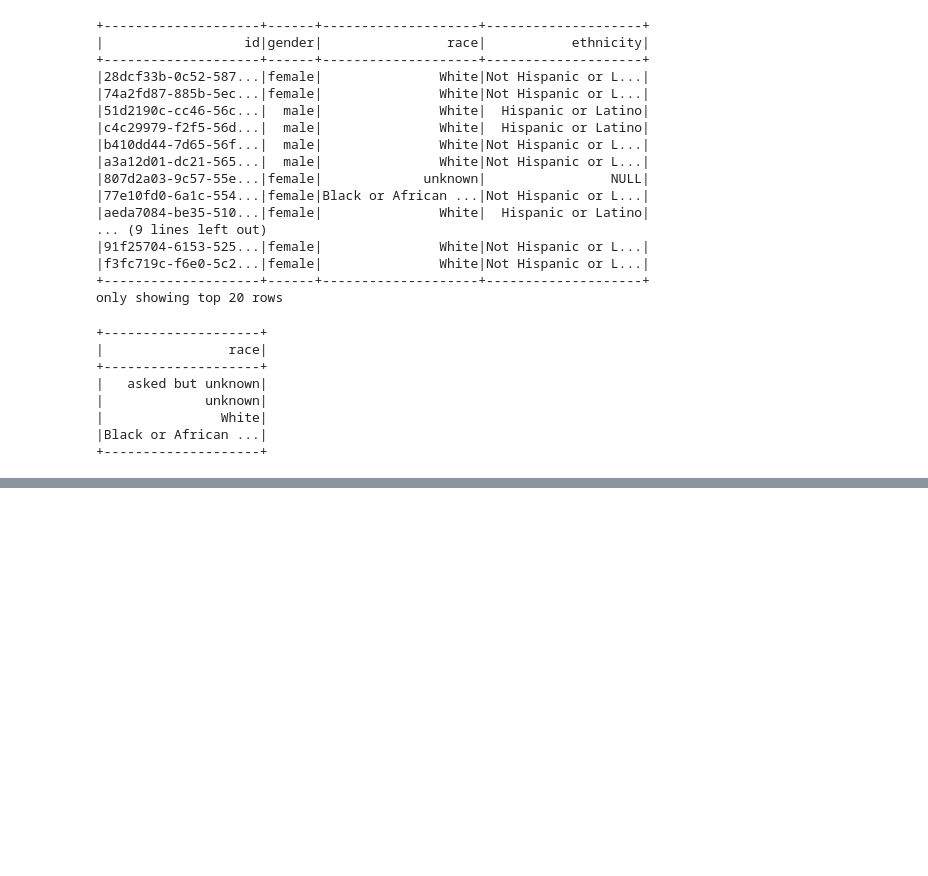
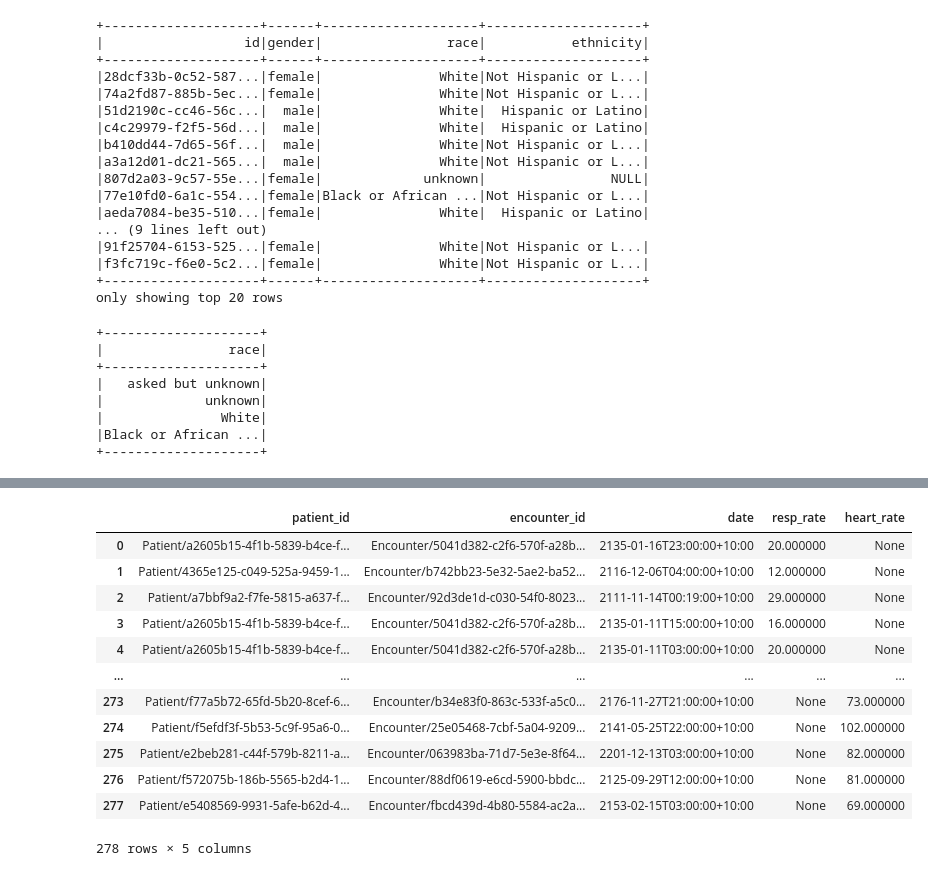
Before and after one commit to aehrc/sql-on-fhir-evaluation, a Jupyter notebook: notebooks/SOFTest.ipynb, the cells around one changed output, grey strips where cells are left out. Cells and saved outputs as stored; diff of their text form; code cells hidden in the pictures; blank space fills up the shorter version.

```diff
--- a/notebooks/SOFTest.ipynb
+++ b/notebooks/SOFTest.ipynb
@@ -128,0 +236,3 @@ ptn_view.select('race').distinct().show()
+# %%
+obs_heart_rate = obs_chartevent_for_code('220045', 'obs_heart_rate')
+obs_heart_rate.show()
@@ -128,0 +257,28 @@ ptn_view.select('race').distinct().show()
+# %%
+#
+# alike mimiciv_derrived.vital_signs
+#
+derr_vital_signs_view = spark.sql("""
+WITH ou AS (
+SELECT patient_id, encounter_id, date, value AS resp_rate, NULL as heart_rate FROM obs_resp_rate
+UNION
+SELECT patient_id, encounter_id, date, NULL AS resp_rate, value as heart_rate FROM obs_heart_rate
+)
+SELECT patient_id, encounter_id, date, FIRST(resp_rate) AS resp_rate, FIRST(heart_rate) AS heart_rate FROM ou
+GROUP BY patient_id, encounter_id, date
+""")
+derr_vital_signs_view.sample(0.02).toPandas()
+# %% [output]
+|  | patient_id | encounter_id | date | resp_rate | heart_rate |
+| 0 | Patient/a2605b15-4f1b-5839-b4ce-f... | Encounter/5041d382-c2f6-570f-a28b... | 2135-01-16T23:00:00+10:00 | 20.000000 | None |
+| 1 | Patient/4365e125-c049-525a-9459-1... | Encounter/b742bb23-5e32-5ae2-ba52... | 2116-12-06T04:00:00+10:00 | 12.000000 | None |
+| 2 | Patient/a7bbf9a2-f7fe-5815-a637-f... | Encounter/92d3de1d-c030-54f0-8023... | 2111-11-14T00:19:00+10:00 | 29.000000 | None |
+| 3 | Patient/a2605b15-4f1b-5839-b4ce-f... | Encounter/5041d382-c2f6-570f-a28b... | 2135-01-11T15:00:00+10:00 | 16.000000 | None |
+| 4 | Patient/a2605b15-4f1b-5839-b4ce-f... | Encounter/5041d382-c2f6-570f-a28b... | 2135-01-11T03:00:00+10:00 | 20.000000 | None |
+| ... | ... | ... | ... | ... | ... |
+| 273 | Patient/f77a5b72-65fd-5b20-8cef-6... | Encounter/b34e83f0-863c-533f-a5c0... | 2176-11-27T21:00:00+10:00 | None | 73.000000 |
+| 274 | Patient/f5efdf3f-5b53-5c9f-95a6-0... | Encounter/25e05468-7cbf-5a04-9209... | 2141-05-25T22:00:00+10:00 | None | 102.000000 |
+| 275 | Patient/e2beb281-c44f-579b-8211-a... | Encounter/063983ba-71d7-5e3e-8f64... | 2201-12-13T03:00:00+10:00 | None | 82.000000 |
+| 276 | Patient/f572075b-186b-5565-b2d4-1... | Encounter/88df0619-e6cd-5900-bbdc... | 2125-09-29T12:00:00+10:00 | None | 81.000000 |
+| 277 | Patient/e5408569-9931-5afe-b62d-4... | Encounter/fbcd439d-4b80-5584-ac2a... | 2153-02-15T03:00:00+10:00 | None | 69.000000 |
+278 rows × 5 columns
```
Also changed, not shown: parts of 16 cells of this notebook, 3 other files.
